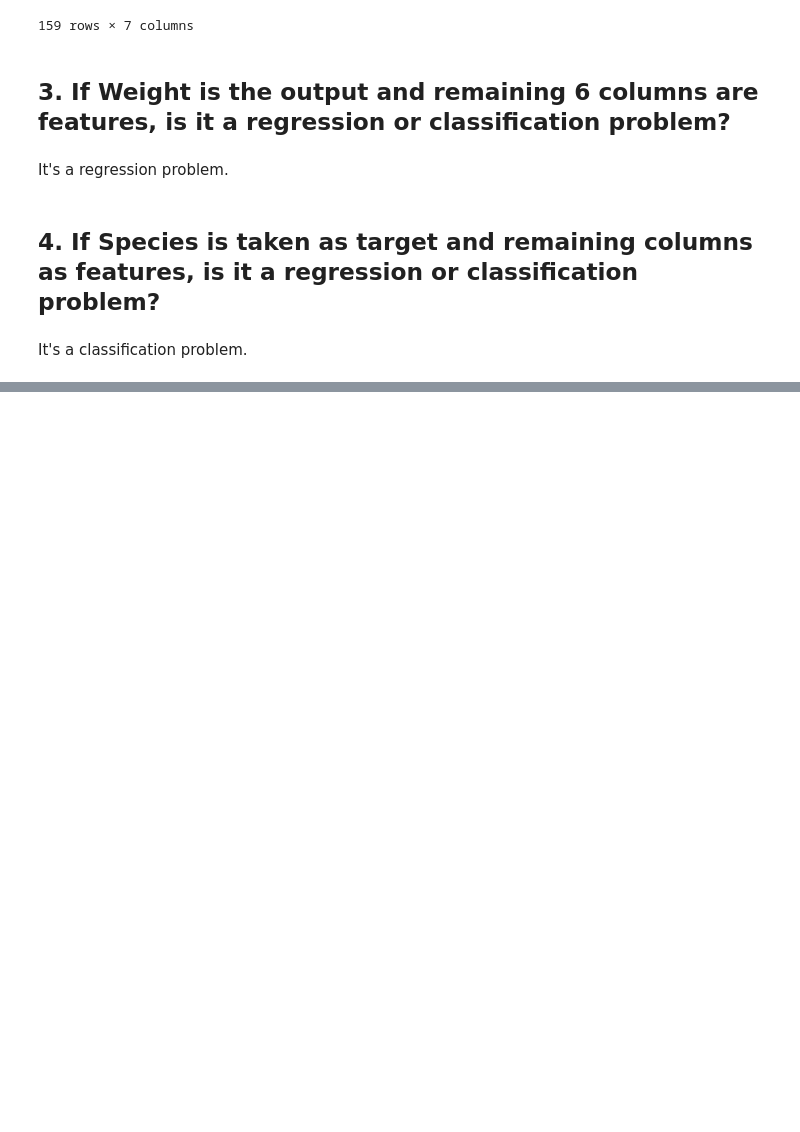
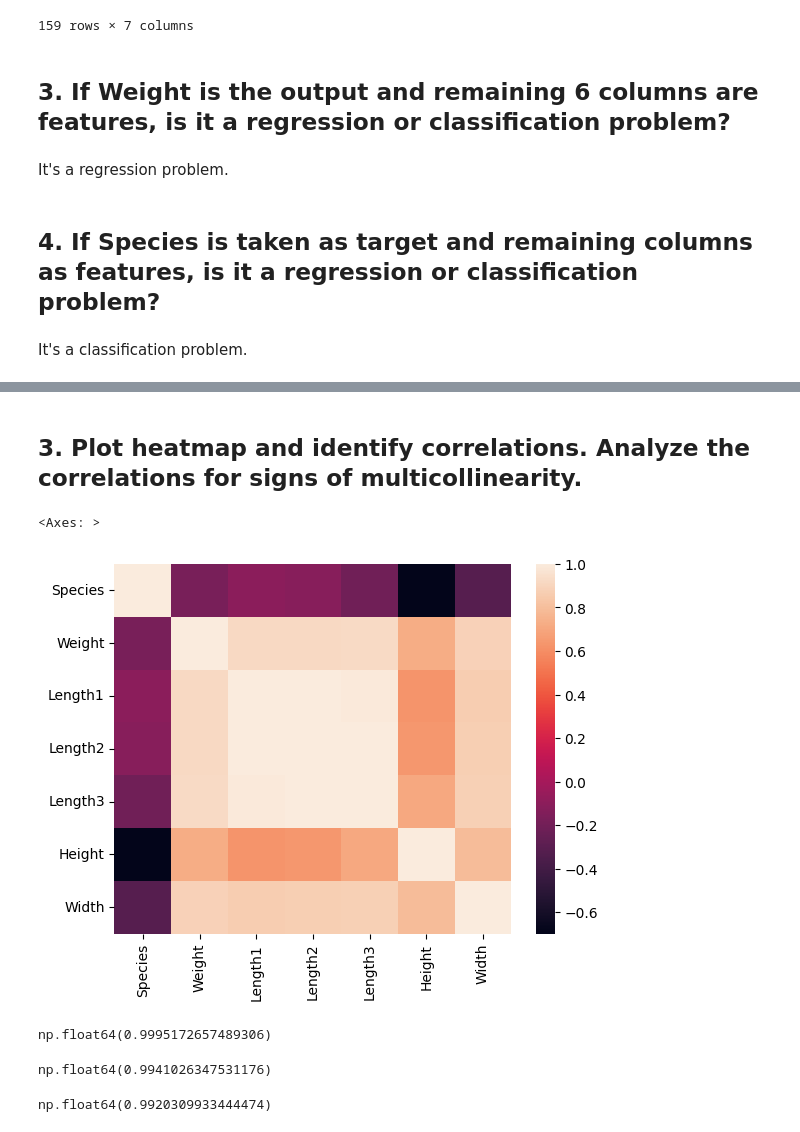
Before and after one commit to Sulphite05/MachineLearning, a Jupyter notebook: PracticeProblemSets/fish_market.ipynb, the cells around one changed output, grey strips where cells are left out. Cells and saved outputs as stored; diff of their text form; code cells hidden in the pictures; blank space fills up the shorter version.

```diff
--- a/PracticeProblemSets/fish_market.ipynb
+++ b/PracticeProblemSets/fish_market.ipynb
@@ -106,0 +130,19 @@ It's a classification problem.
+# %% [markdown]
+## 3. Plot heatmap and identify correlations. Analyze the correlations for signs of multicollinearity.
+# %%
+sns.heatmap(data.corr())
+# %% [output]
+<Axes: >
+[figure, added]
+# %%
+data['Length1'].corr(data['Length2'])
+# %% [output]
+np.float64(0.9995172657489306)
+# %%
+data['Length2'].corr(data['Length3'])
+# %% [output]
+np.float64(0.9941026347531176)
+# %%
+data['Length1'].corr(data['Length3'])
+# %% [output]
+np.float64(0.9920309933444474)
```
Also changed, not shown: parts of 12 cells of this notebook, 3 other files.
